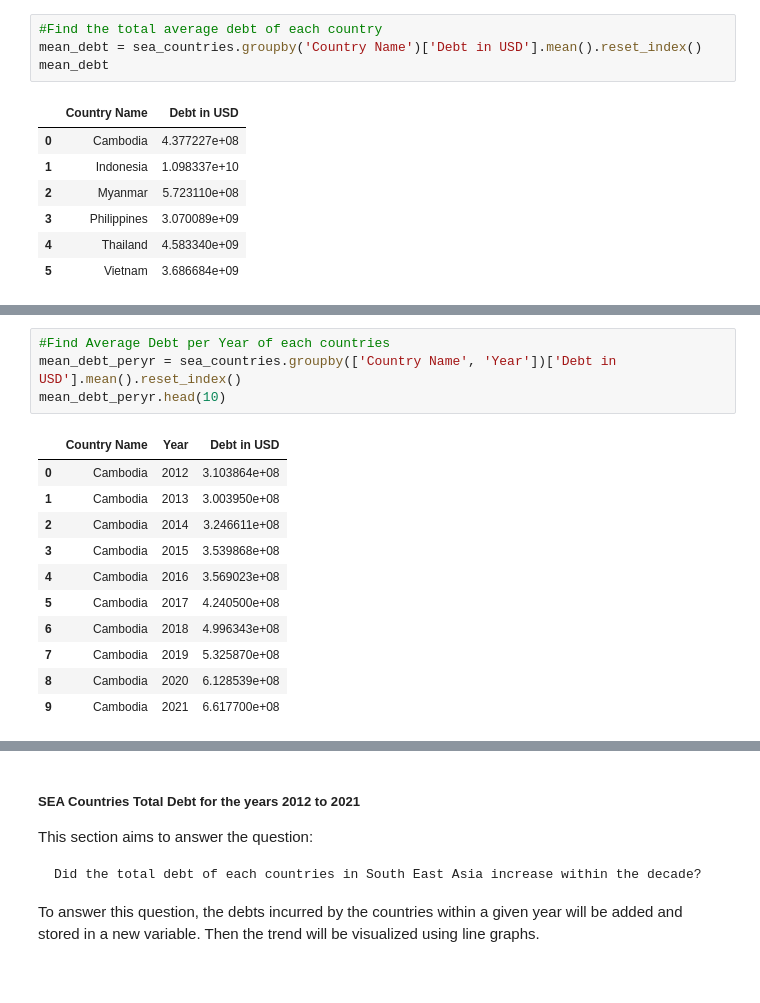
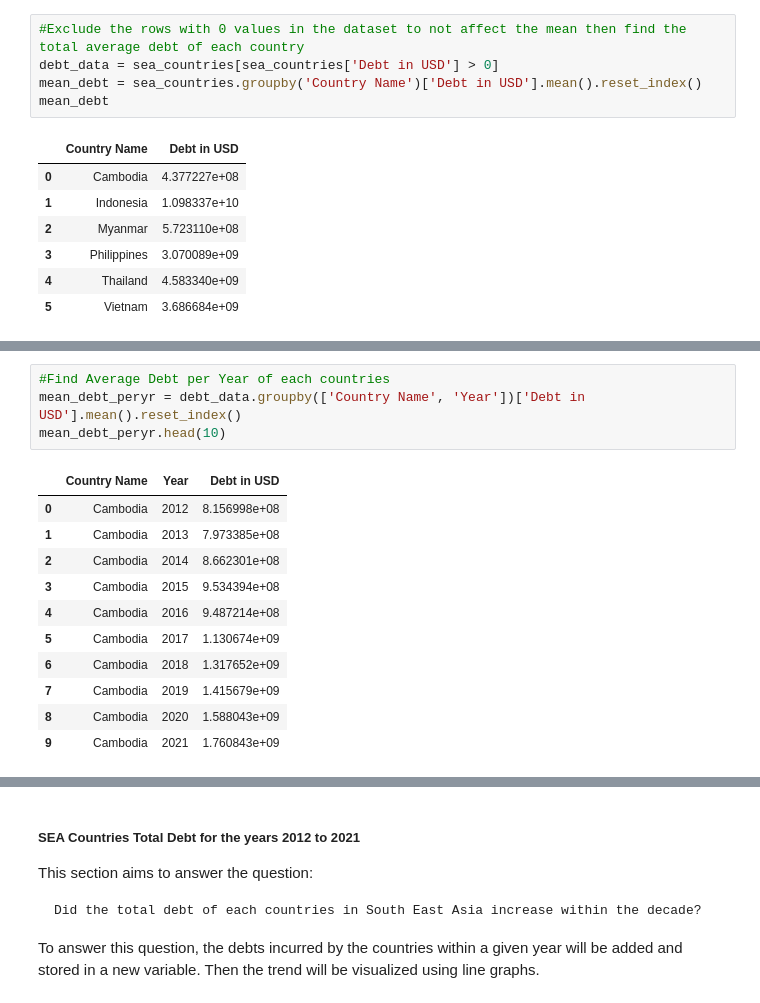
Before and after one commit to shiraen/sea_countries_debt, a Jupyter notebook: SEA_countries_debt_analysis.ipynb, the cells around one changed output, grey strips where cells are left out. Saved outputs shown, nothing was run; the diff lists cells and outputs as text.

```diff
--- a/SEA_countries_debt_analysis.ipynb
+++ b/SEA_countries_debt_analysis.ipynb
@@ -199,7 +199,8 @@ This section aims to answer the question:
 
 First, the total average debt for each countries will be computed and then visualized using a bar chart. In addition, the average debt per year for each countries will also be computed and then visualized using a grouped bar chart.
 # %%
-#Find the total average debt of each country
+#Exclude the rows with 0 values in the dataset to not affect the mean then find the total average debt of each country
+debt_data = sea_countries[sea_countries['Debt in USD'] > 0]
 mean_debt = sea_countries.groupby('Country Name')['Debt in USD'].mean().reset_index()
 mean_debt
 # %% [output]
@@ -225,19 +226,19 @@ plt.clf()
 # %%
 #Find Average Debt per Year of each countries
-mean_debt_peryr = sea_countries.groupby(['Country Name', 'Year'])['Debt in USD'].mean().reset_index()
+mean_debt_peryr = debt_data.groupby(['Country Name', 'Year'])['Debt in USD'].mean().reset_index()
 mean_debt_peryr.head(10)
 # %% [output]
 |  | Country Name | Year | Debt in USD |
-| 0 | Cambodia | 2012 | 3.103864e+08 |
-| 1 | Cambodia | 2013 | 3.003950e+08 |
-| 2 | Cambodia | 2014 | 3.246611e+08 |
-| 3 | Cambodia | 2015 | 3.539868e+08 |
-| 4 | Cambodia | 2016 | 3.569023e+08 |
-| 5 | Cambodia | 2017 | 4.240500e+08 |
-| 6 | Cambodia | 2018 | 4.996343e+08 |
-| 7 | Cambodia | 2019 | 5.325870e+08 |
-| 8 | Cambodia | 2020 | 6.128539e+08 |
-| 9 | Cambodia | 2021 | 6.617700e+08 |
+| 0 | Cambodia | 2012 | 8.156998e+08 |
+| 1 | Cambodia | 2013 | 7.973385e+08 |
+| 2 | Cambodia | 2014 | 8.662301e+08 |
+| 3 | Cambodia | 2015 | 9.534394e+08 |
+| 4 | Cambodia | 2016 | 9.487214e+08 |
+| 5 | Cambodia | 2017 | 1.130674e+09 |
+| 6 | Cambodia | 2018 | 1.317652e+09 |
+| 7 | Cambodia | 2019 | 1.415679e+09 |
+| 8 | Cambodia | 2020 | 1.588043e+09 |
+| 9 | Cambodia | 2021 | 1.760843e+09 |
 # %%
 #Compare the Average debt of SEA countries each year
 fig = plt.figure(figsize=(8, 16))
```
Also changed, not shown: parts of 4 cells of this notebook.
